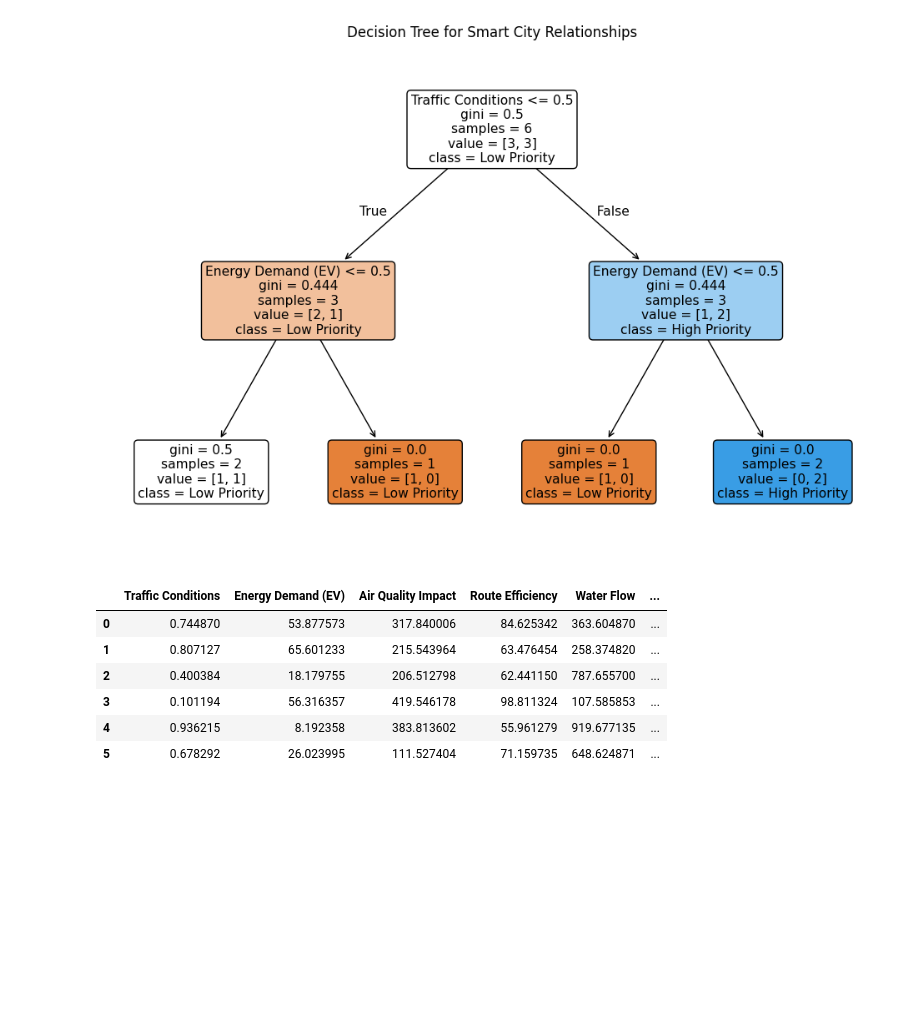
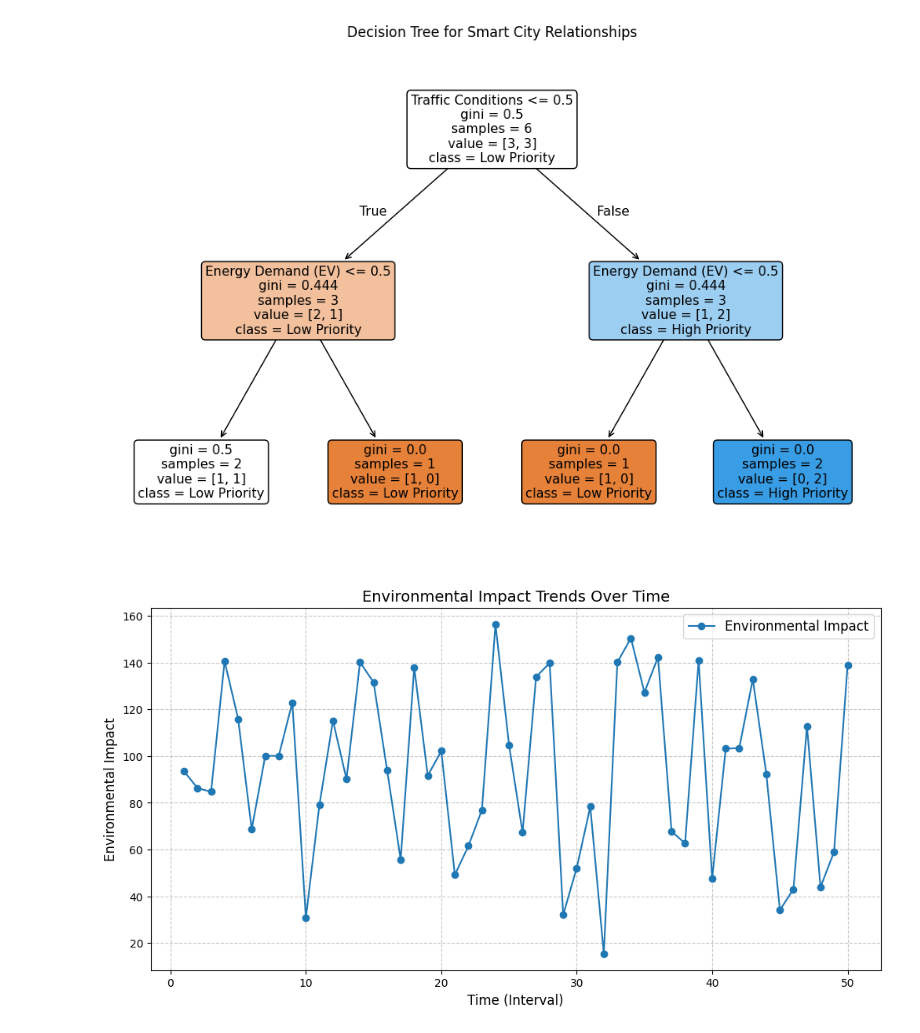
Before and after one commit to gredy/2021Z-DataVisualizationTechniques, a Jupyter notebook: THE_SMART_CITY.ipynb, the cells around one changed output. Drawn from its saved outputs; the diff is of its cells as text; code cells hidden in the pictures; blank space fills up the shorter version.

```diff
--- a/THE_SMART_CITY.ipynb
+++ b/THE_SMART_CITY.ipynb
@@ -83,37 +83,70 @@ plt.show()
 # %%
  #! get_ipython().system(' pip install ace_tools==0.0.8')
 
 #import ace_tools as tools
 
 import pandas as pd
 import numpy as np
 
 # Generate Synthetic Data for 50 observations for variables in the models
 data = {
     "Traffic Conditions": np.random.uniform(0, 1, 50),  # 0 = low congestion, 1 = high congestion
     "Energy Demand (EV)": np.random.uniform(0, 100, 50),  # Energy demand in kWh
     "Air Quality Impact": np.random.uniform(0, 500, 50),  # AQI scale (lower is better)
     "Route Efficiency": np.random.uniform(50, 100, 50),  # Percentage efficiency
     "Water Flow": np.random.uniform(100, 1000, 50),  # Water flow in cubic meters per hour
     "Leakage Rates": np.random.uniform(0, 50, 50),  # Leakage in cubic meters per hour
     "Energy Cost": np.random.uniform(0.1, 0.5, 50),  # Cost in $/kWh
     "Public Safety Risk": np.random.uniform(0, 1, 50),  # 0 = low risk, 1 = high risk
     "Waste Levels": np.random.uniform(0, 100, 50),  # Percentage fill level
     "Pollution Levels": np.random.uniform(0, 300, 50),  # AQI scale
     "Renewable Energy Availability": np.random.uniform(0, 1, 50),  # 0 = low, 1 = high
 }
 
 # Convert to DataFrame
 srs_data = pd.DataFrame(data)
 
 # Display to user
 #import ace_tools as tools; tools.display_dataframe_to_user(name="Synthetic SRS Data for Smart City Models", dataframe=srs_data)
 srs_data.head(6)
+
+
+# Simulating environmental impact based on integrated models
+# Environmental impact is a function of pollution levels, energy demand, traffic conditions, and waste levels
+
+# Define weights for each contributing factor to the environmental impact
+weights = {
+    "Pollution Levels": 0.4,
+    "Energy Demand (EV)": 0.3,
+    "Traffic Conditions": 0.2,
+    "Waste Levels": 0.1,
+}
+
+# Calculate Environmental Impact as a weighted sum of the contributing factors
+srs_data["Environmental Impact"] = (
+    weights["Pollution Levels"] * srs_data["Pollution Levels"] +
+    weights["Energy Demand (EV)"] * srs_data["Energy Demand (EV)"] +
+    weights["Traffic Conditions"] * srs_data["Traffic Conditions"] * 100 +  # Normalize traffic conditions
+    weights["Waste Levels"] * srs_data["Waste Levels"]
+)
+
+# Display the updated dataset with simulated Environmental Impact
+#tools.display_dataframe_to_user(name="Simulated Environmental Impact from Integrated Models", dataframe=srs_data)
+
+
+import matplotlib.pyplot as plt
+
+# Simulate time for observations (e.g., 50 time intervals)
+srs_data["Time"] = range(1, 51)
+
+# Plot Environmental Impact trends over time
+plt.figure(figsize=(12, 6))
+plt.plot(srs_data["Time"], srs_data["Environmental Impact"], marker='o', linestyle='-', label="Environmental Impact")
+plt.title("Environmental Impact Trends Over Time", fontsize=14)
+plt.xlabel("Time (Interval)", fontsize=12)
+plt.ylabel("Environmental Impact", fontsize=12)
+plt.grid(True, linestyle='--', alpha=0.7)
+plt.legend(fontsize=12)
+plt.show()
 # %% [output]
-|  | Traffic Conditions | Energy Demand (EV) | Air Quality Impact | Route Efficiency | Water Flow | ... |
-| 0 | 0.744870 | 53.877573 | 317.840006 | 84.625342 | 363.604870 | ... |
-| 1 | 0.807127 | 65.601233 | 215.543964 | 63.476454 | 258.374820 | ... |
-| 2 | 0.400384 | 18.179755 | 206.512798 | 62.441150 | 787.655700 | ... |
-| 3 | 0.101194 | 56.316357 | 419.546178 | 98.811324 | 107.585853 | ... |
-| 4 | 0.936215 | 8.192358 | 383.813602 | 55.961279 | 919.677135 | ... |
-| 5 | 0.678292 | 26.023995 | 111.527404 | 71.159735 | 648.624871 | ... |
+[figure, added]
```
